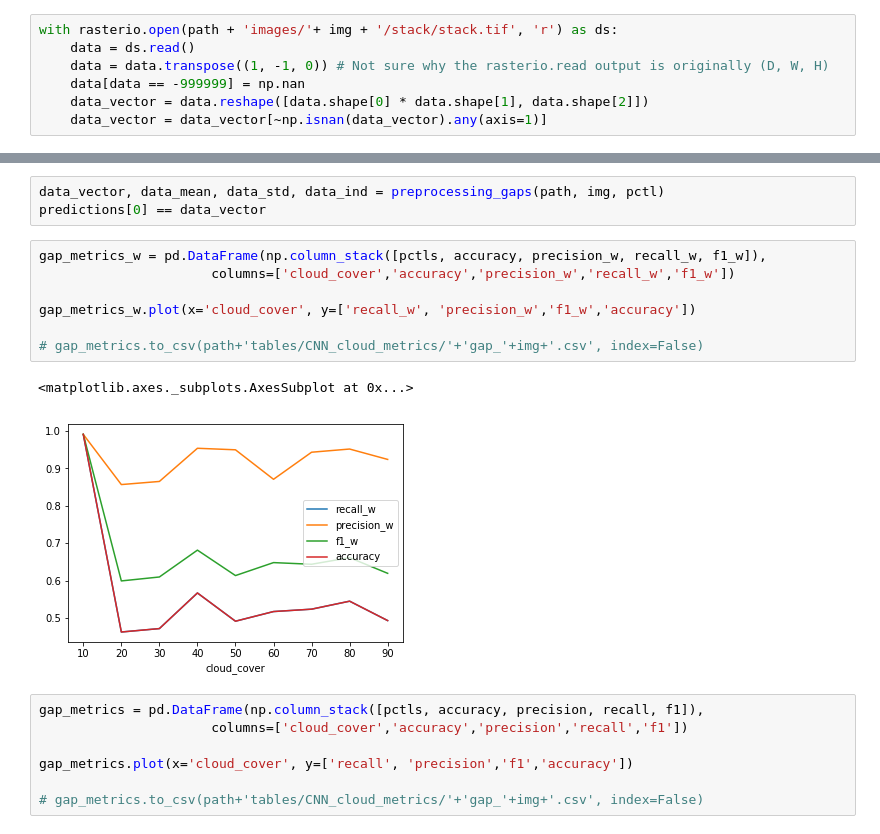
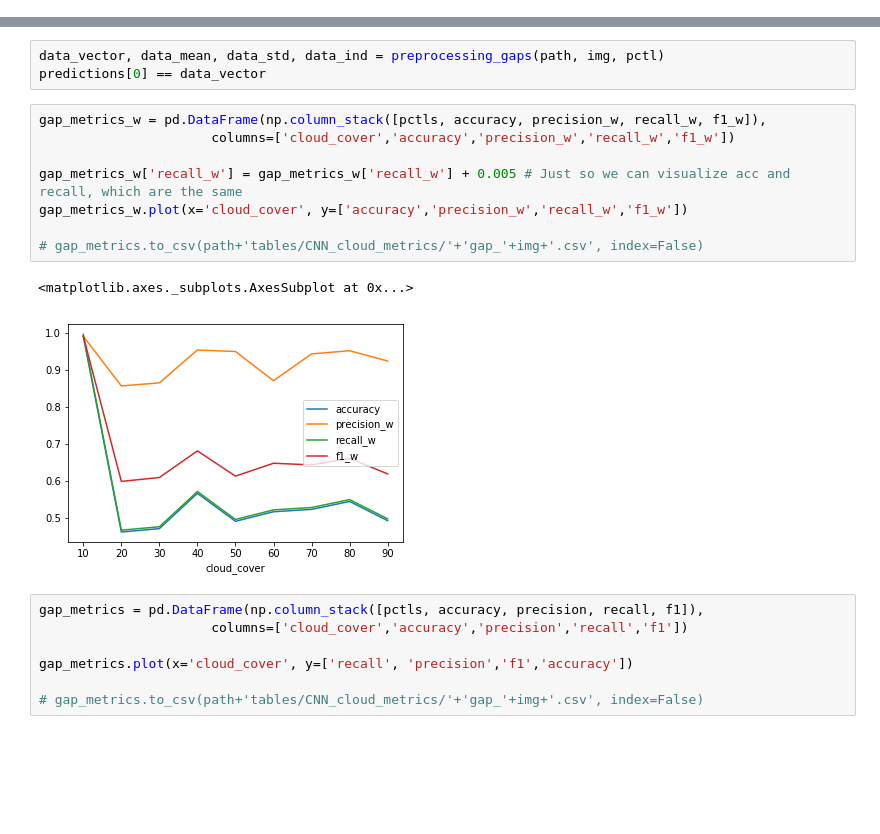
Before and after one commit to ianpdavies/cloudy_flood_prediction, a Jupyter notebook: notebooks/CNN_multi.ipynb, the cells around one changed output, grey strips where cells are left out. Saved outputs shown, nothing was run; the diff lists cells and outputs as text; blank space fills up the shorter version.

```diff
--- a/notebooks/CNN_multi.ipynb
+++ b/notebooks/CNN_multi.ipynb
@@ -190,10 +190,3 @@ def trainVal(data):
     return [data_vector, training_data, validation_data, data_mean, data_std, training_size]
 # %% [markdown]
 Function to train CNN on image, save model, and return performance metrics
-# %%
-with rasterio.open(path + 'images/'+ img + '/stack/stack.tif', 'r') as ds:
-    data = ds.read()
-    data = data.transpose((1, -1, 0)) # Not sure why the rasterio.read output is originally (D, W, H)
-    data[data == -999999] = np.nan
-    data_vector = data.reshape([data.shape[0] * data.shape[1], data.shape[2]])
-    data_vector = data_vector[~np.isnan(data_vector).any(axis=1)]
@@ -507,13 +513,14 @@ predictions[0] == data_vector
 # %%
 gap_metrics_w = pd.DataFrame(np.column_stack([pctls, accuracy, precision_w, recall_w, f1_w]),
                       columns=['cloud_cover','accuracy','precision_w','recall_w','f1_w'])
 
-gap_metrics_w.plot(x='cloud_cover', y=['recall_w', 'precision_w','f1_w','accuracy'])
+gap_metrics_w['recall_w'] = gap_metrics_w['recall_w'] + 0.005 # Just so we can visualize acc and recall, which are the same
+gap_metrics_w.plot(x='cloud_cover', y=['accuracy','precision_w','recall_w','f1_w'])
 
 # gap_metrics.to_csv(path+'tables/CNN_cloud_metrics/'+'gap_'+img+'.csv', index=False)
 # %% [output]
 <matplotlib.axes._subplots.AxesSubplot at 0x...>
-[figure, old version]
+[figure, new version]
 # %%
 gap_metrics = pd.DataFrame(np.column_stack([pctls, accuracy, precision, recall, f1]),
                       columns=['cloud_cover','accuracy','precision','recall','f1'])
```
Also changed, not shown: parts of 10 cells of this notebook.
